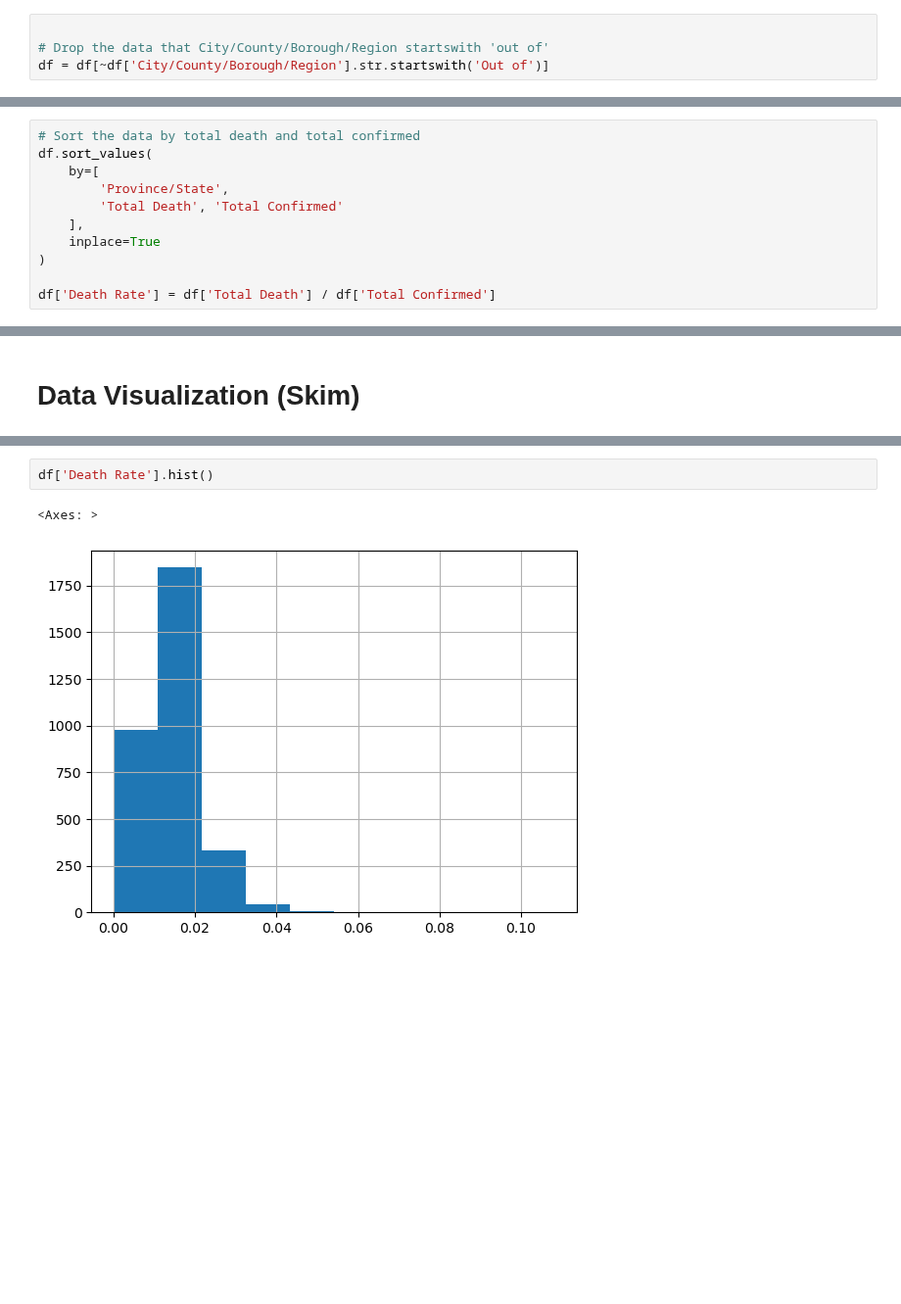
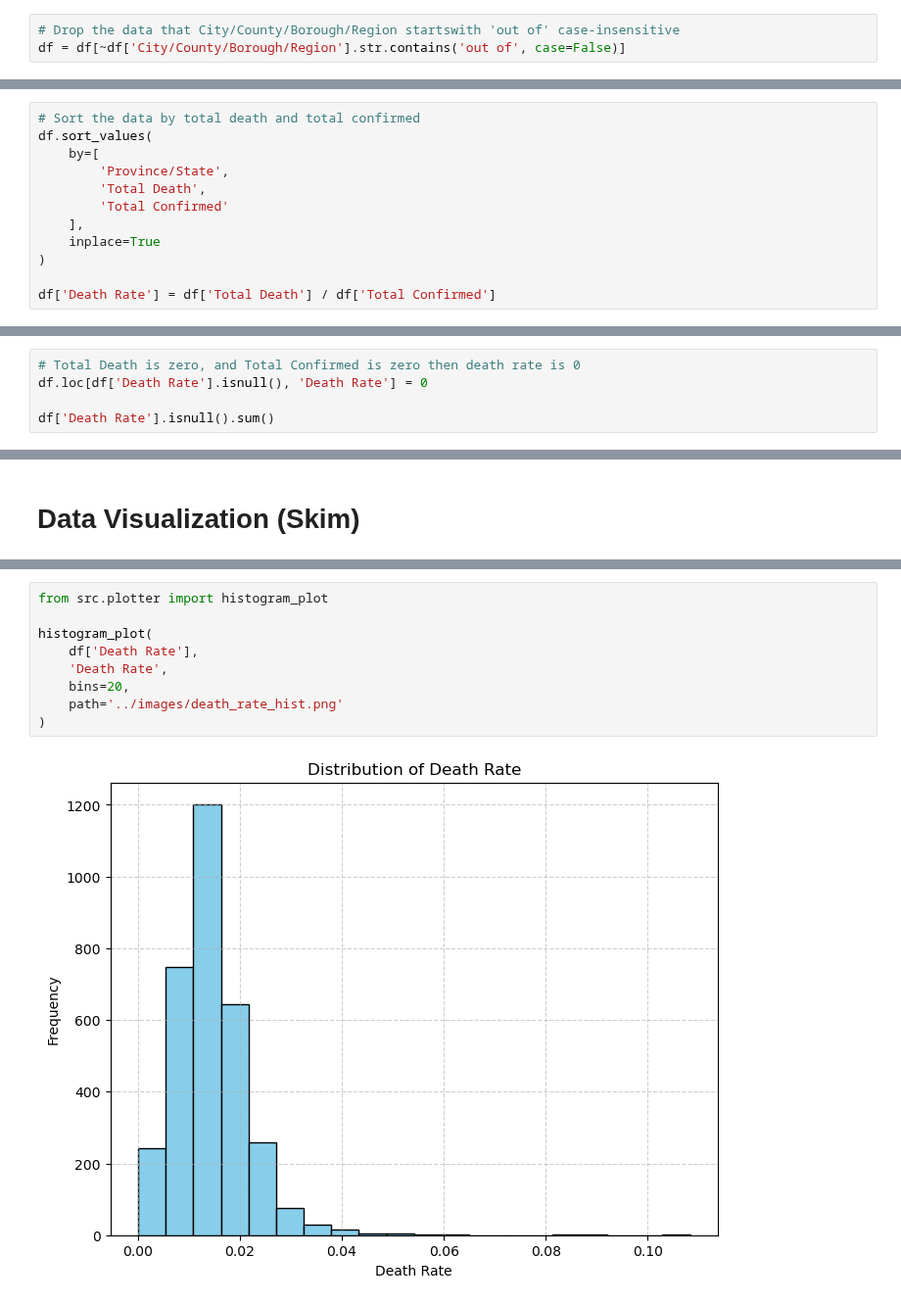
Before and after one commit to AppleBoiy/cs203-c19-analysis, a Jupyter notebook: src/validator.ipynb, the cells around one changed output, grey strips where cells are left out. Shown at 98% size. Saved outputs shown, nothing was run; the diff lists cells and outputs as text; blank space fills up the shorter version.

```diff
--- a/src/validator.ipynb
+++ b/src/validator.ipynb
@@ -39,6 +39,5 @@ df.drop_duplicates(
     inplace=True
 )
 # %%
-
-# Drop the data that City/County/Borough/Region startswith 'out of'
-df = df[~df['City/County/Borough/Region'].str.startswith('Out of')]
+# Drop the data that City/County/Borough/Region startswith 'out of' case-insensitive
+df = df[~df['City/County/Borough/Region'].str.contains('out of', case=False)]
@@ -64,7 +48,8 @@ sample['Total Confirmed'].max()
 df.sort_values(
     by=[
         'Province/State',
-        'Total Death', 'Total Confirmed'
+        'Total Death',
+        'Total Confirmed'
     ],
     inplace=True
 )
@@ -72,0 +79,5 @@ df['Death Rate'] = df['Total Death'] / df['Total Confirmed']
+# %%
+# Total Death is zero, and Total Confirmed is zero then death rate is 0
+df.loc[df['Death Rate'].isnull(), 'Death Rate'] = 0
+
+df['Death Rate'].isnull().sum()
@@ -101,8 +114,14 @@ min         0.000000
 max         0.108322
 Name: Death Rate, dtype: float64
 # %%
-df['Death Rate'].hist()
+from src.plotter import histogram_plot
+
+histogram_plot(
+    df['Death Rate'],
+    'Death Rate',
+    bins=20,
+    path='../images/death_rate_hist.png'
+)
 # %% [output]
-<Axes: >
-[figure, old version]
+[figure, new version]
 # %%
```
Also changed, not shown: parts of 14 cells of this notebook, 7 other files.
